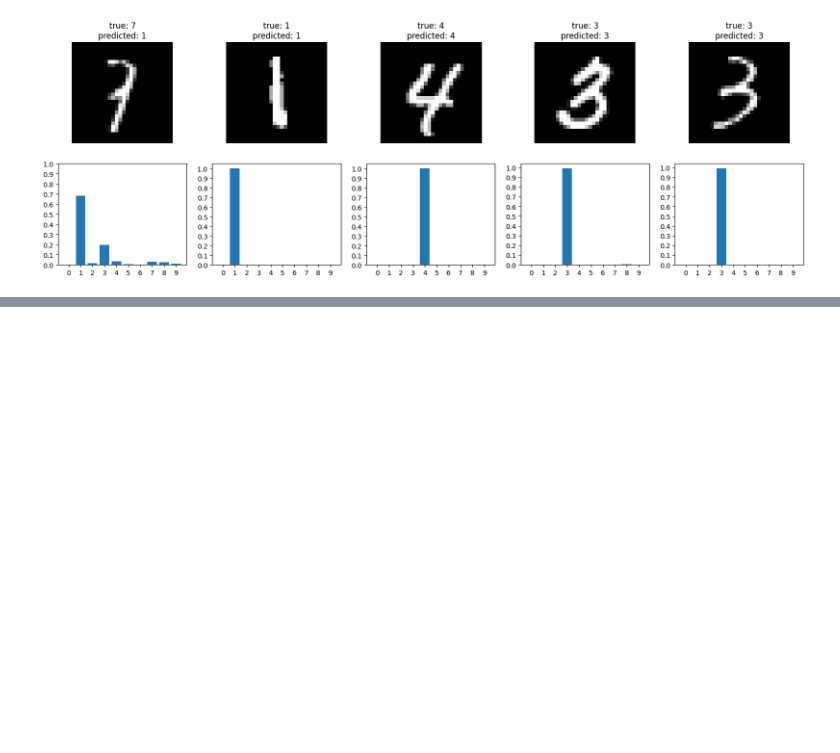
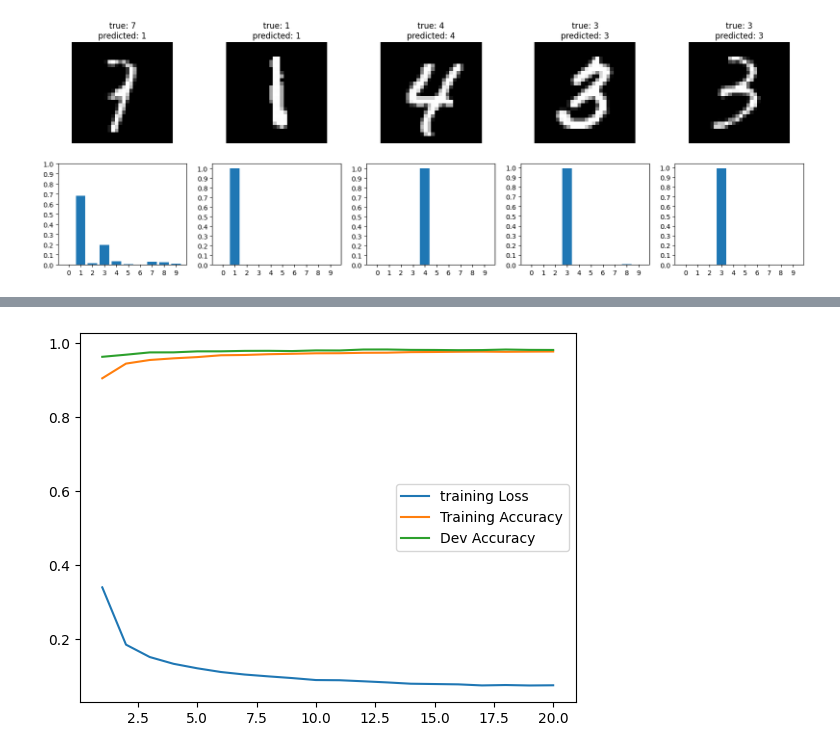
Before and after one commit to Ephab/Multilayer-Perceptron-in-PyTorch, a Jupyter notebook: PyTorch_MLP.ipynb, the cells around one changed output, grey strips where cells are left out. Cells and saved outputs as stored; diff of their text form; code cells hidden in the pictures; blank space fills up the shorter version.

Commit message:
Implemented flexible MLP trainer with metric logging and plotting

```diff
--- a/PyTorch_MLP.ipynb
+++ b/PyTorch_MLP.ipynb
@@ -77,8 +77,7 @@ def dataset_accuracy(model, loader):
 import torch.optim
 
 loss_function = nn.CrossEntropyLoss()
-optimizer = torch.optim.AdamW(net.parameters(), lr=0.001, weight_decay=0.06)
-
+optimizer = torch.optim.AdamW(net.parameters(), lr=0.0008, weight_decay=0.06)
 
 epochs = 20
 for epoch in range(epochs):
@@ -217,0 +257,2 @@ This share link expires in 1 week. For free permanent hosting and GPU upgrades,
+# %%
+history = train(epochs=20, hidden_layers=[256, 128], optimizer='adam', lr=0.0008, weight_decay=0.06, dropout=0.3, batch_norm=True)
@@ -217,0 +280,8 @@ This share link expires in 1 week. For free permanent hosting and GPU upgrades,
+# %%
+plt.plot(np.arange(len(history['training_losses'])) + 1, history['training_losses'], label='training Loss')
+plt.plot(np.arange(len(history['training_accuracies'])) + 1, history['training_accuracies'], label='Training Accuracy')
+plt.plot(np.arange(len(history['dev_accuracies'])) + 1, history['dev_accuracies'], label='Dev Accuracy')
+plt.legend()
+plt.show()
+# %% [output]
+[figure, added]
```
Also changed, not shown: parts of 6 cells of this notebook.
